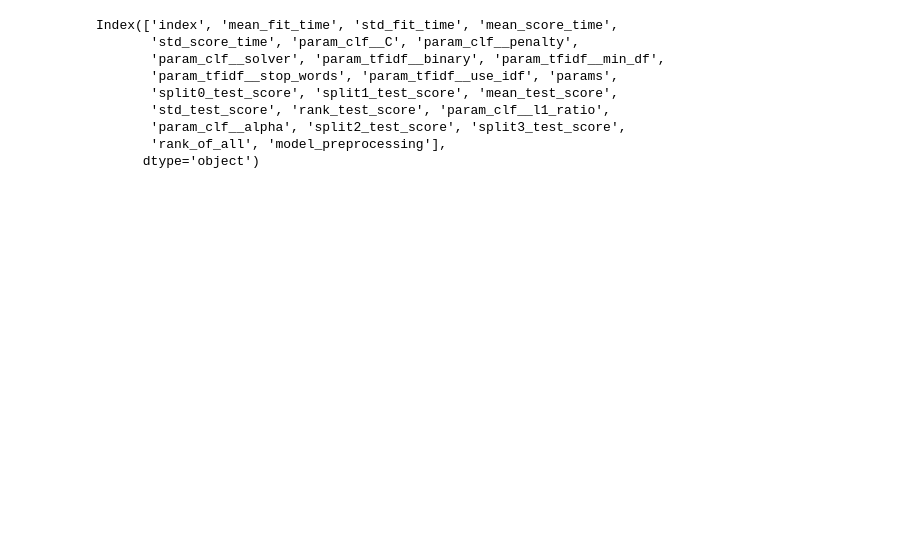
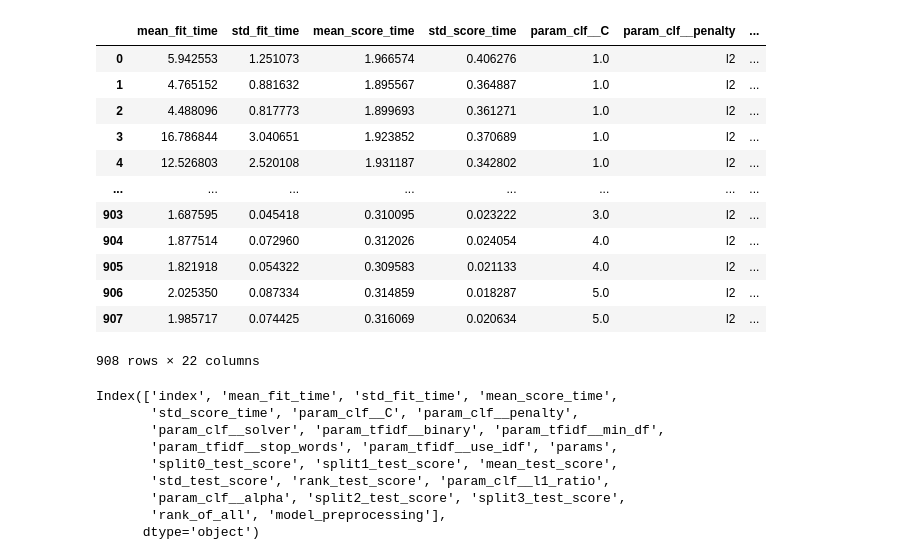
Before and after one commit to InscribeDeeper/Text-Classification, a Jupyter notebook: code/models_summary.ipynb, the cells around one changed output. Cells and saved outputs as stored; diff of their text form; code cells hidden in the pictures; blank space fills up the shorter version.

```diff
--- a/code/models_summary.ipynb
+++ b/code/models_summary.ipynb
@@ -15,3 +34,19 @@ for file in glob('./GridSearch_result/*.xlsx')[0:]:
+# %%
+gs
+# %% [output]
+|  | mean_fit_time | std_fit_time | mean_score_time | std_score_time | param_clf__C | param_clf__penalty | ... |
+| 0 | 5.942553 | 1.251073 | 1.966574 | 0.406276 | 1.0 | l2 | ... |
+| 1 | 4.765152 | 0.881632 | 1.895567 | 0.364887 | 1.0 | l2 | ... |
+| 2 | 4.488096 | 0.817773 | 1.899693 | 0.361271 | 1.0 | l2 | ... |
+| 3 | 16.786844 | 3.040651 | 1.923852 | 0.370689 | 1.0 | l2 | ... |
+| 4 | 12.526803 | 2.520108 | 1.931187 | 0.342802 | 1.0 | l2 | ... |
+| ... | ... | ... | ... | ... | ... | ... | ... |
+| 903 | 1.687595 | 0.045418 | 0.310095 | 0.023222 | 3.0 | l2 | ... |
+| 904 | 1.877514 | 0.072960 | 0.312026 | 0.024054 | 4.0 | l2 | ... |
+| 905 | 1.821918 | 0.054322 | 0.309583 | 0.021133 | 4.0 | l2 | ... |
+| 906 | 2.025350 | 0.087334 | 0.314859 | 0.018287 | 5.0 | l2 | ... |
+| 907 | 1.985717 | 0.074425 | 0.316069 | 0.020634 | 5.0 | l2 | ... |
+908 rows × 22 columns
 # %%
 gs['rank_of_all'] = gs['mean_test_score'].rank(ascending=False)
 gs = gs.sort_values(by='rank_of_all').reset_index()
```
Also changed, not shown: parts of 7 cells of this notebook, 10 other files.
